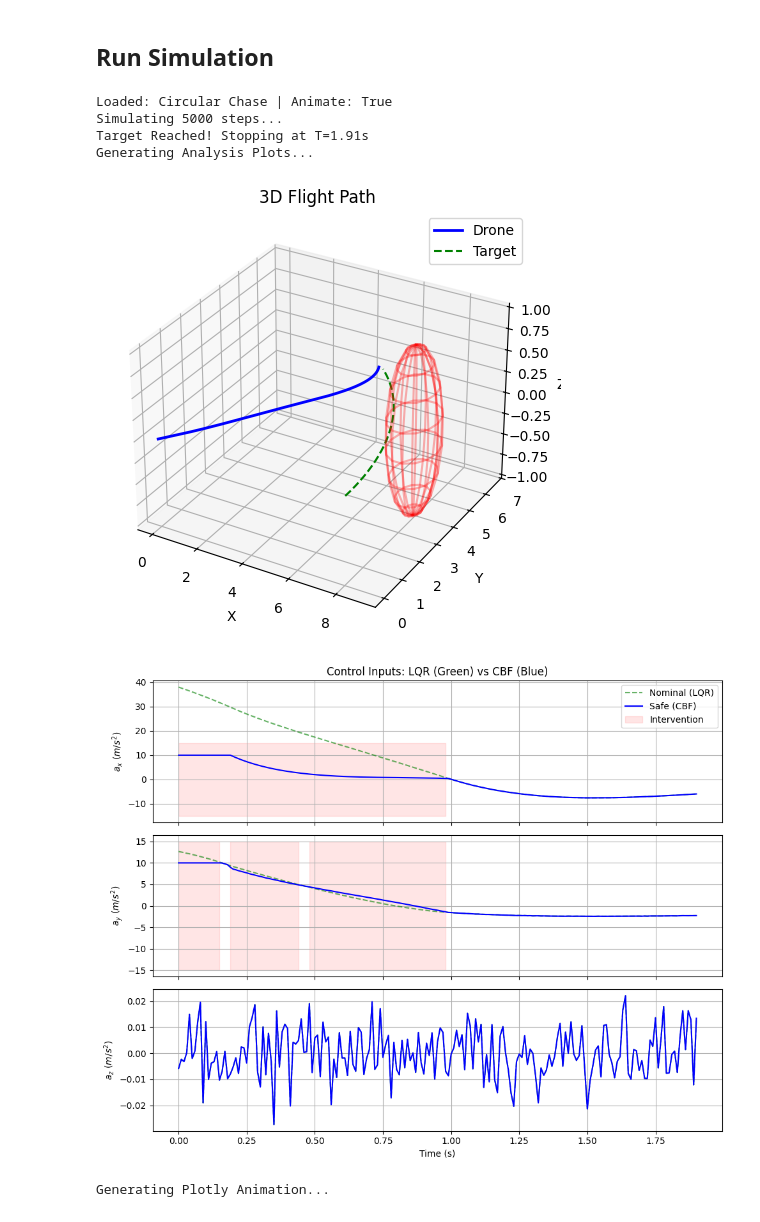
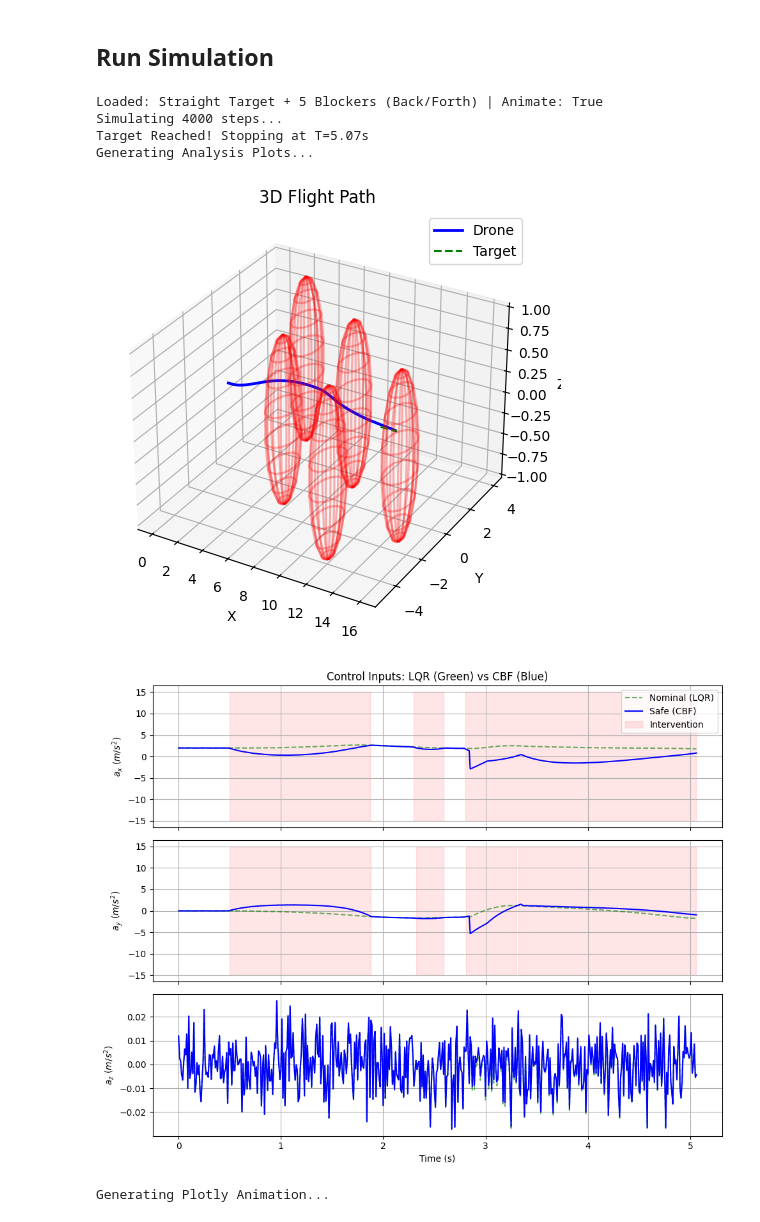
Before and after one commit to AdamPettersson2002/cbf-safety-filter, a Jupyter notebook: src/cbf_quadrotor/sim.ipynb, the cells around one changed output. Saved outputs shown, nothing was run; the diff lists cells and outputs as text; code cells hidden in the pictures.

```diff
--- a/src/cbf_quadrotor/sim.ipynb
+++ b/src/cbf_quadrotor/sim.ipynb
@@ -14,7 +14,7 @@ import plotly.graph_objects as go
 import matplotlib.pyplot as plt
 
 from dynamics import DroneDynamics
-from guidance import NominalGuidance
+from guidance import NominalGuidance, GeneralGuidance
 from safety_filter import SafetyFilter
 import scenarios
 
@@ -224,7 +224,8 @@ def run_simulation(scenario_name="chase", animate=True):
     # 2. Setup
     dt = 0.01
     drone_physics = DroneDynamics(dt=dt)
-    guidance = NominalGuidance()
+    #guidance = NominalGuidance()
+    guidance = GeneralGuidance()
     safety_filter = SafetyFilter(u_max=10.0)
     current_state = mission.start_state
 
@@ -275,37 +276,39 @@ def run_simulation(scenario_name="chase", animate=True):
         path_history.append(current_state.pos)
         target_history.append(target_pos)
 
         # --- NEW: Log Controls ---
         u_nom_history.append(u_nom.copy())
         u_safe_history.append(u_safe.copy())
         time_history.append(time)
 
     # 5. Visualization
     path_history = np.array(path_history)
     target_history = np.array(target_history)
 
     if len(path_history) == 0:
         return
 
     # Always show static analysis plots first
     print("Generating Analysis Plots...")
     plot_static_results(path_history, target_history, mission.obstacles,
                         u_nom_history, u_safe_history, time_history)
 
     # Then optionally show the animation
     if animate:
         print("Generating Plotly Animation...")
         animate_plotly(path_history, target_history, obs_history, mission, dt)
 
 
 if __name__ == "__main__":
     #run_simulation("head_on", animate=True)
-    run_simulation("chase", animate=True)
+    #run_simulation("head_on_2", animate=True)
+    #run_simulation("chase", animate=True)
+    run_simulation("many_blockers", animate=True)
 # %% [output]
-Loaded: Circular Chase | Animate: True
-Simulating 5000 steps...
-Target Reached! Stopping at T=1.91s
+Loaded: Straight Target + 5 Blockers (Back/Forth) | Animate: True
+Simulating 4000 steps...
+Target Reached! Stopping at T=5.07s
 Generating Analysis Plots...
-[figure, old version]
+[figure, new version]
-[figure, old version]
+[figure, new version]
 Generating Plotly Animation...
```
Also changed, not shown: 3 other files.
